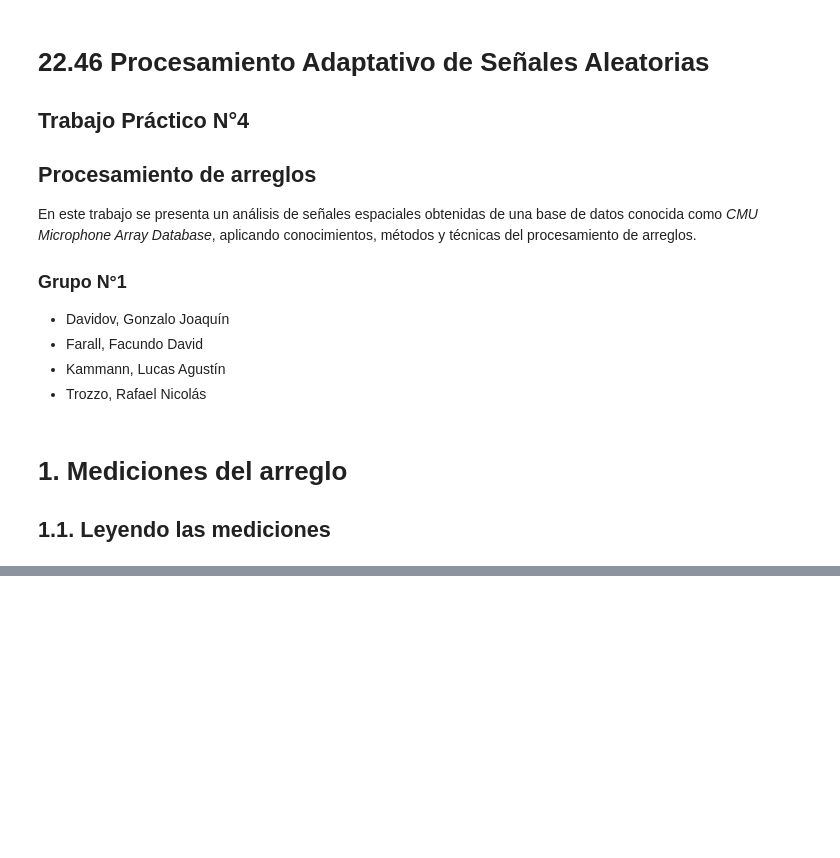
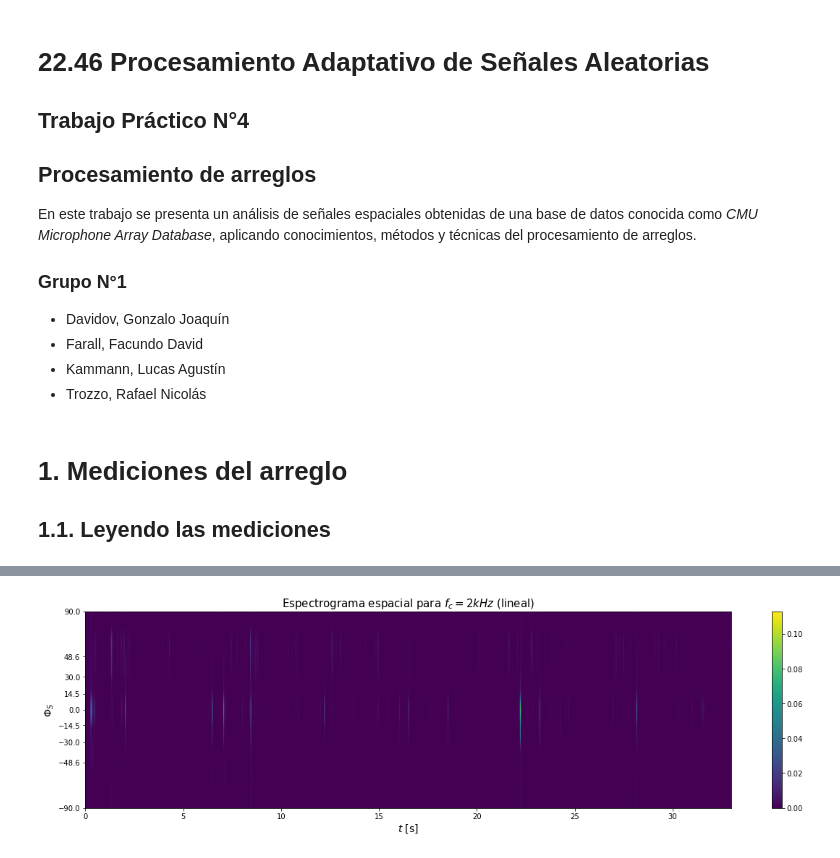
Before and after one commit to asp-image-dsp/asp-tp4, a Jupyter notebook: notebook/report.ipynb, the cells around one changed output, grey strips where cells are left out. Saved outputs shown, nothing was run; the diff lists cells and outputs as text; code cells hidden in the pictures; blank space fills up the shorter version.

```diff
--- a/notebook/report.ipynb
+++ b/notebook/report.ipynb
@@ -148,0 +151,4 @@ plot_spatial_spectrogram(filtered_samples, 13.6, 14, -0.2, 0.5, fs, 'Espectrogra
+# %%
+plot_spatial_spectrogram(filtered, 0, 33, fs, 'Espectrograma espacial para $f_c = 2 kHz$ (lineal)')
+# %% [output]
+[figure, added]
```
Also changed, not shown: parts of 45 cells of this notebook.
